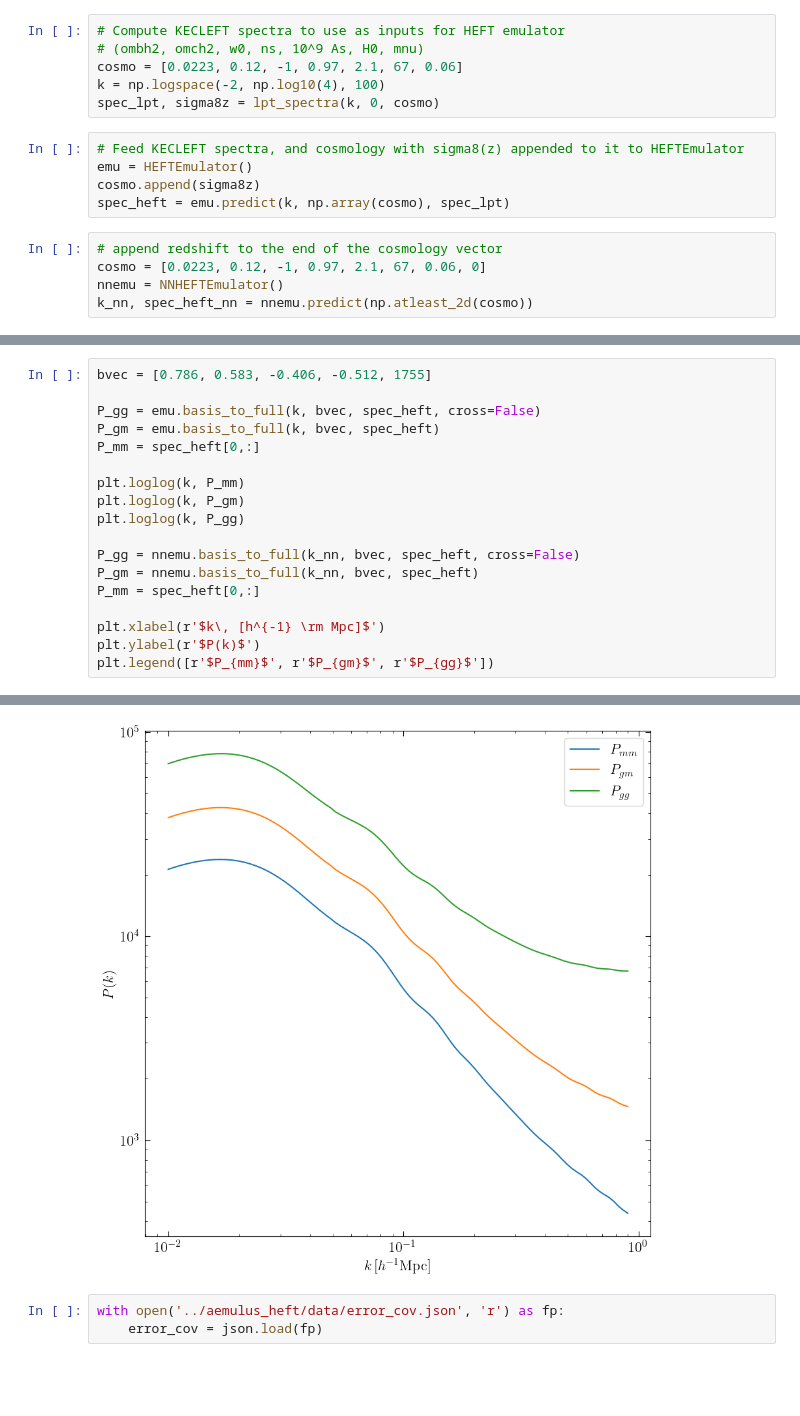
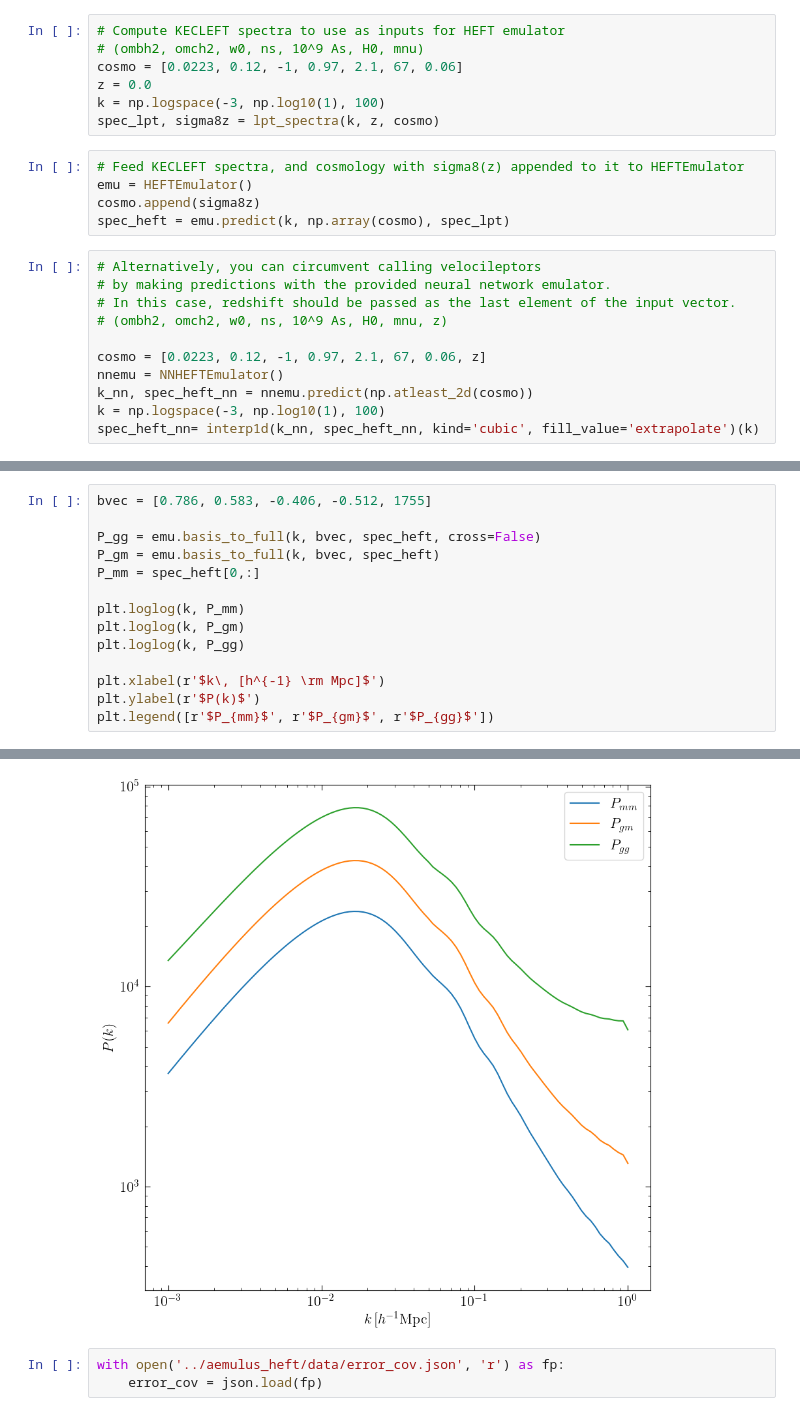
Before and after one commit to AemulusProject/aemulus_heft, a Jupyter notebook: notebooks/predict_spectra.ipynb, the cells around one changed output, grey strips where cells are left out. Saved outputs shown, nothing was run; the diff lists cells and outputs as text; blank space fills up the shorter version.

```diff
--- a/notebooks/predict_spectra.ipynb
+++ b/notebooks/predict_spectra.ipynb
@@ -41,15 +38,22 @@ plt.rcParams['font.size']             = 16
 # Compute KECLEFT spectra to use as inputs for HEFT emulator
 # (ombh2, omch2, w0, ns, 10^9 As, H0, mnu)
 cosmo = [0.0223, 0.12, -1, 0.97, 2.1, 67, 0.06]
-k = np.logspace(-2, np.log10(4), 100)
-spec_lpt, sigma8z = lpt_spectra(k, 0, cosmo)
+z = 0.0
+k = np.logspace(-3, np.log10(1), 100)
+spec_lpt, sigma8z = lpt_spectra(k, z, cosmo)
 # %%
 # Feed KECLEFT spectra, and cosmology with sigma8(z) appended to it to HEFTEmulator
 emu = HEFTEmulator()
 cosmo.append(sigma8z)
 spec_heft = emu.predict(k, np.array(cosmo), spec_lpt)
 # %%
-# append redshift to the end of the cosmology vector
-cosmo = [0.0223, 0.12, -1, 0.97, 2.1, 67, 0.06, 0]
+# Alternatively, you can circumvent calling velocileptors
+# by making predictions with the provided neural network emulator.
+# In this case, redshift should be passed as the last element of the input vector.
+# (ombh2, omch2, w0, ns, 10^9 As, H0, mnu, z)
+
+cosmo = [0.0223, 0.12, -1, 0.97, 2.1, 67, 0.06, z]
 nnemu = NNHEFTEmulator()
 k_nn, spec_heft_nn = nnemu.predict(np.atleast_2d(cosmo))
+k = np.logspace(-3, np.log10(1), 100)
+spec_heft_nn= interp1d(k_nn, spec_heft_nn, kind='cubic', fill_value='extrapolate')(k)
@@ -85,24 +89,20 @@ ax[0][0].set_xlim([0,1])
 # %%
 bvec = [0.786, 0.583, -0.406, -0.512, 1755]
 
 P_gg = emu.basis_to_full(k, bvec, spec_heft, cross=False)
 P_gm = emu.basis_to_full(k, bvec, spec_heft)
 P_mm = spec_heft[0,:]
 
 plt.loglog(k, P_mm)
 plt.loglog(k, P_gm)
 plt.loglog(k, P_gg)
 
-P_gg = nnemu.basis_to_full(k_nn, bvec, spec_heft, cross=False)
-P_gm = nnemu.basis_to_full(k_nn, bvec, spec_heft)
-P_mm = spec_heft[0,:]
-
 plt.xlabel(r'$k\, [h^{-1} \rm Mpc]$')
 plt.ylabel(r'$P(k)$')
 plt.legend([r'$P_{mm}$', r'$P_{gm}$', r'$P_{gg}$'])
 # %% [output]
 <matplotlib.legend.Legend at 0x...>
-[figure, old version]
+[figure, new version]
 # %%
 with open('../aemulus_heft/data/error_cov.json', 'r') as fp:
     error_cov = json.load(fp)
```
Also changed, not shown: parts of 4 cells of this notebook, 4 other files.
